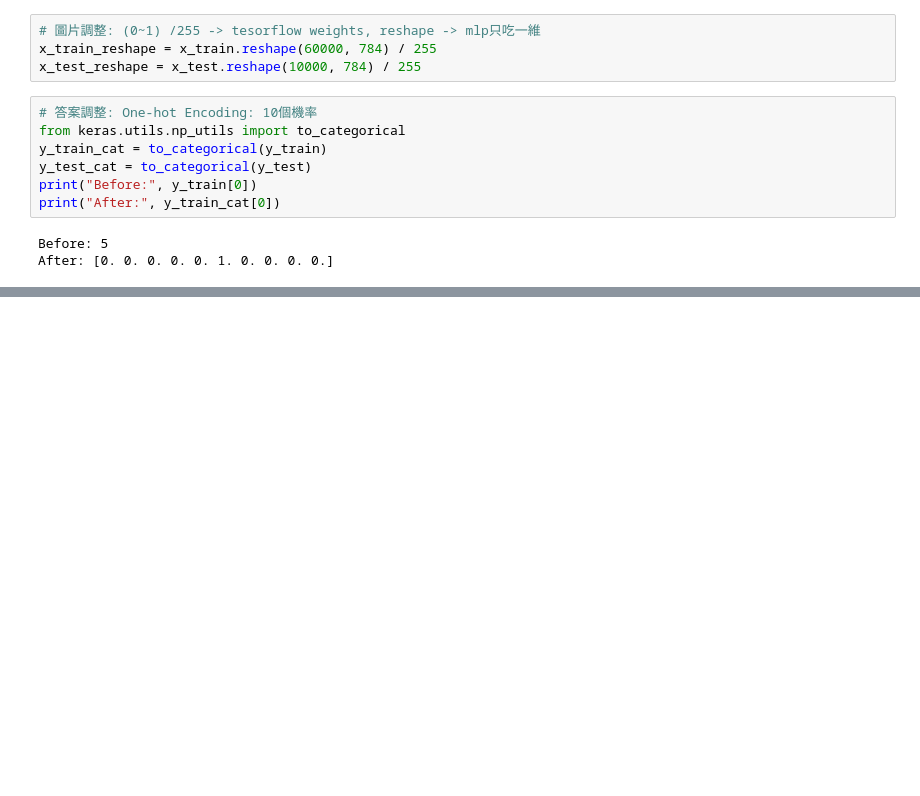
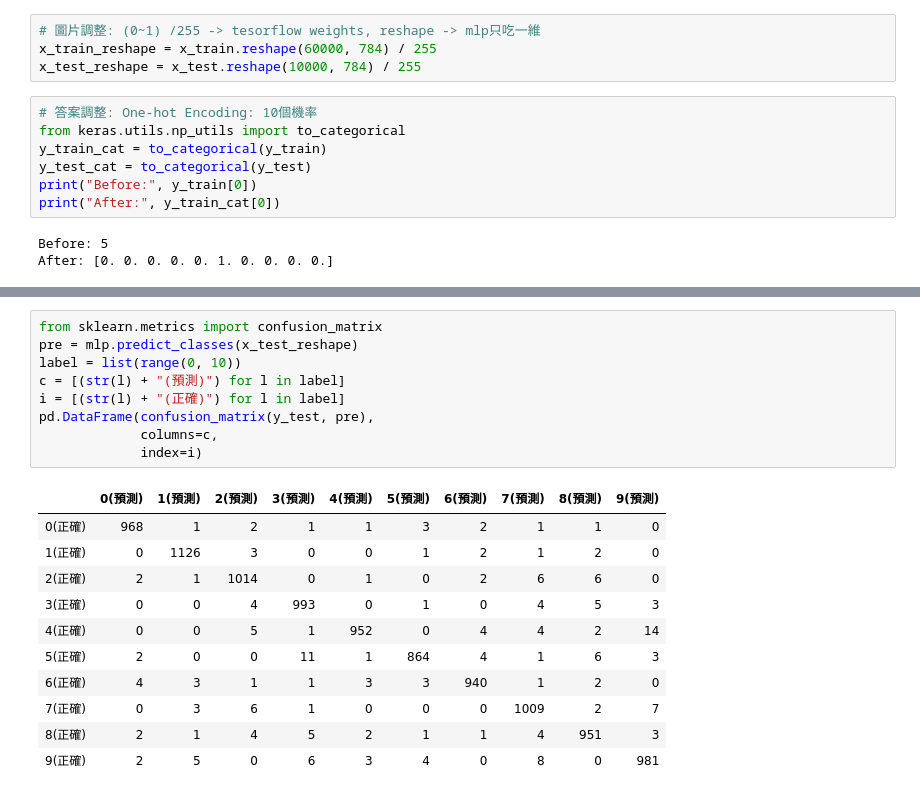
Before and after one commit to Elwing-Chou/MLDemo, a Jupyter notebook: mlp.ipynb, the cells around one changed output, grey strips where cells are left out. Saved outputs shown, nothing was run; the diff lists cells and outputs as text; blank space fills up the shorter version.

```diff
--- a/mlp.ipynb
+++ b/mlp.ipynb
@@ -118,0 +131,21 @@ mlp.evaluate(x_test_reshape, y_test_cat)
+# %%
+from sklearn.metrics import confusion_matrix
+pre = mlp.predict_classes(x_test_reshape)
+label = list(range(0, 10))
+c = [(str(l) + "(預測)") for l in label]
+i = [(str(l) + "(正確)") for l in label]
+pd.DataFrame(confusion_matrix(y_test, pre),
+             columns=c,
+             index=i)
+# %% [output]
+|  | 0(預測) | 1(預測) | 2(預測) | 3(預測) | 4(預測) | 5(預測) | 6(預測) | 7(預測) | 8(預測) | 9(預測) |
+| 0(正確) | 968 | 1 | 2 | 1 | 1 | 3 | 2 | 1 | 1 | 0 |
+| 1(正確) | 0 | 1126 | 3 | 0 | 0 | 1 | 2 | 1 | 2 | 0 |
+| 2(正確) | 2 | 1 | 1014 | 0 | 1 | 0 | 2 | 6 | 6 | 0 |
+| 3(正確) | 0 | 0 | 4 | 993 | 0 | 1 | 0 | 4 | 5 | 3 |
+| 4(正確) | 0 | 0 | 5 | 1 | 952 | 0 | 4 | 4 | 2 | 14 |
+| 5(正確) | 2 | 0 | 0 | 11 | 1 | 864 | 4 | 1 | 6 | 3 |
+| 6(正確) | 4 | 3 | 1 | 1 | 3 | 3 | 940 | 1 | 2 | 0 |
+| 7(正確) | 0 | 3 | 6 | 1 | 0 | 0 | 0 | 1009 | 2 | 7 |
+| 8(正確) | 2 | 1 | 4 | 5 | 2 | 1 | 1 | 4 | 951 | 3 |
+| 9(正確) | 2 | 5 | 0 | 6 | 3 | 4 | 0 | 8 | 0 | 981 |
```
Also changed, not shown: parts of 9 cells of this notebook.
